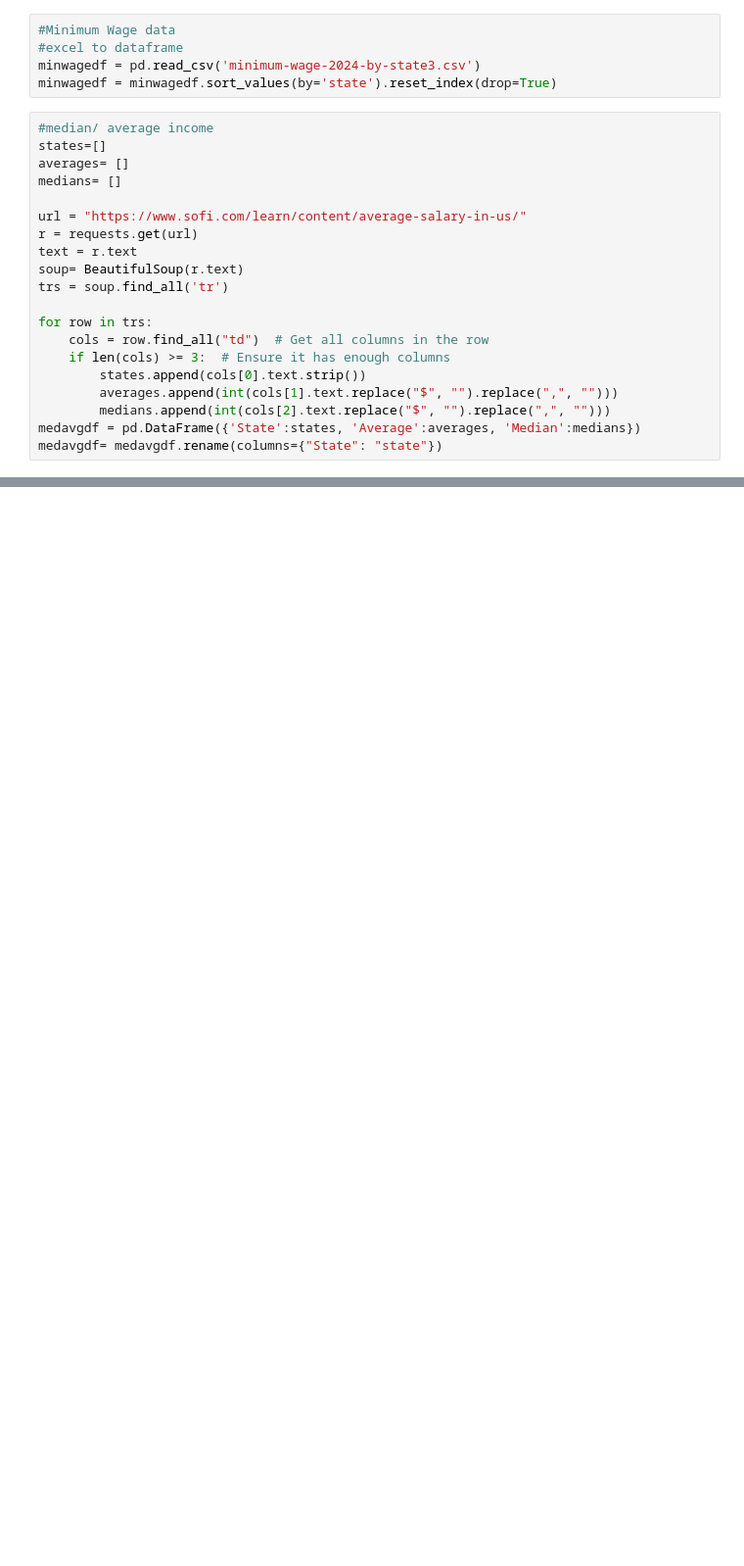
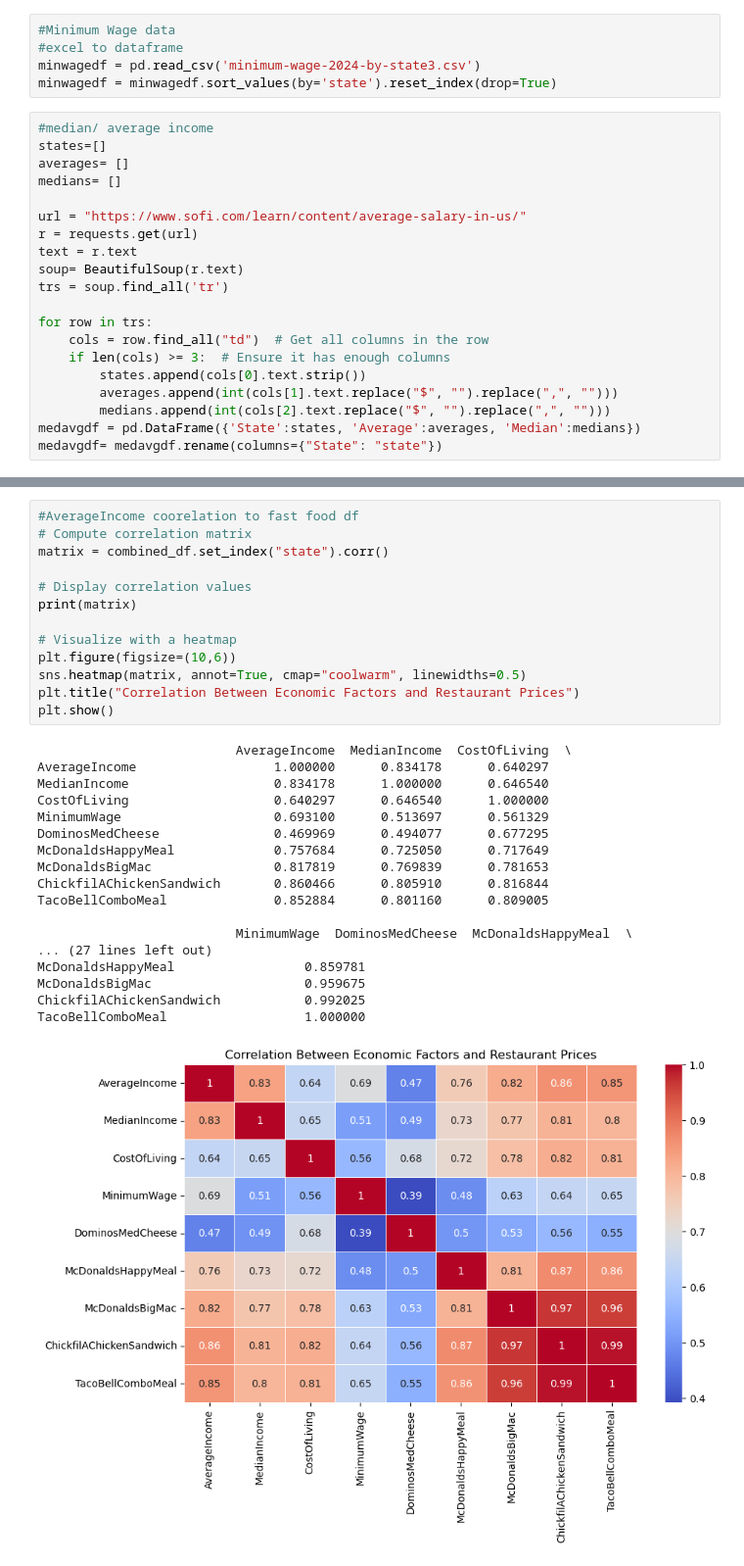
Before and after one commit to gbean4/Post_2, a Jupyter notebook: my_datatable.ipynb, the cells around one changed output, grey strips where cells are left out. Shown: that part at 98% size. Drawn from its saved outputs; the diff is of its cells as text; blank space fills up the shorter version.

```diff
--- a/my_datatable.ipynb
+++ b/my_datatable.ipynb
@@ -100,0 +119,32 @@ combined_df
+# %%
+#AverageIncome coorelation to fast food df
+# Compute correlation matrix
+matrix = combined_df.set_index("state").corr()
+
+# Display correlation values
+print(matrix)
+
+# Visualize with a heatmap
+plt.figure(figsize=(10,6))
+sns.heatmap(matrix, annot=True, cmap="coolwarm", linewidths=0.5)
+plt.title("Correlation Between Economic Factors and Restaurant Prices")
+plt.show()
+# %% [output]
+                          AverageIncome  MedianIncome  CostOfLiving  \
+AverageIncome                  1.000000      0.834178      0.640297
+MedianIncome                   0.834178      1.000000      0.646540
+CostOfLiving                   0.640297      0.646540      1.000000
+MinimumWage                    0.693100      0.513697      0.561329
+DominosMedCheese               0.469969      0.494077      0.677295
+McDonaldsHappyMeal             0.757684      0.725050      0.717649
+McDonaldsBigMac                0.817819      0.769839      0.781653
+ChickfilAChickenSandwich       0.860466      0.805910      0.816844
+TacoBellComboMeal              0.852884      0.801160      0.809005
+
+                          MinimumWage  DominosMedCheese  McDonaldsHappyMeal  \
+... (27 lines left out)
+McDonaldsHappyMeal                 0.859781
+McDonaldsBigMac                    0.959675
+ChickfilAChickenSandwich           0.992025
+TacoBellComboMeal                  1.000000
+[figure, added]
```
Also changed, not shown: parts of 7 cells of this notebook, 2 other files.
